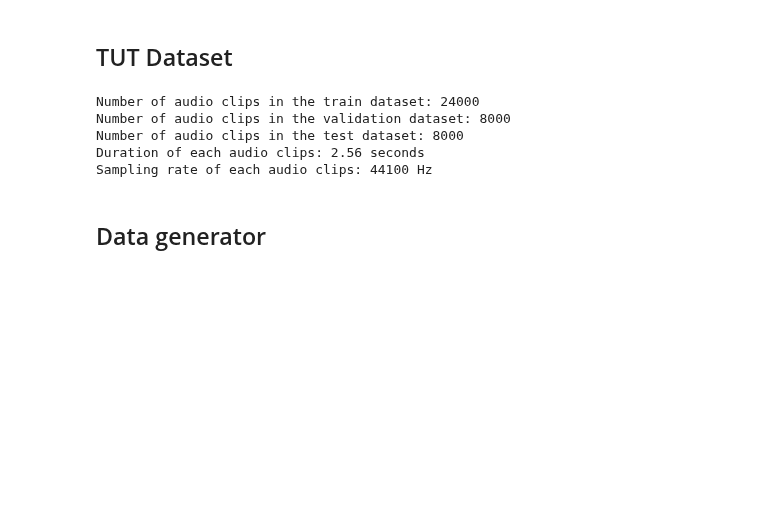
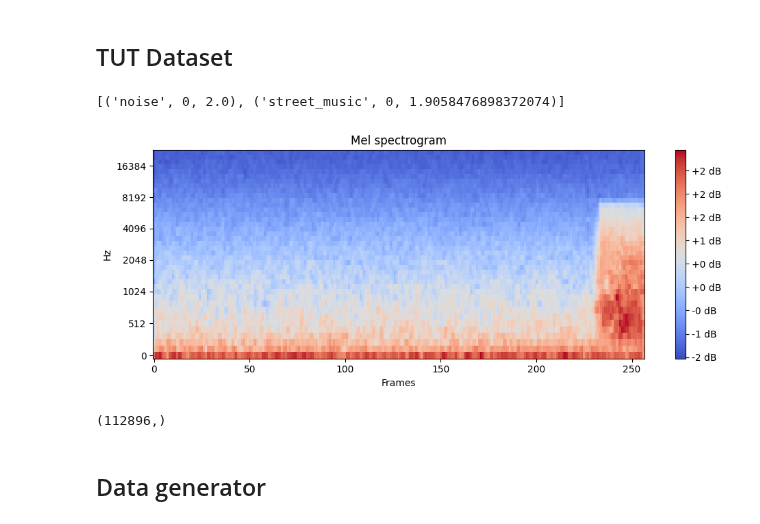
Before and after one commit to enstit/YOHO24, a Jupyter notebook: notebooks/02_urbansed.ipynb, the cells around one changed output. Cells and saved outputs as stored; diff of their text form; code cells hidden in the pictures; blank space fills up the shorter version.

```diff
--- a/notebooks/02_urbansed.ipynb
+++ b/notebooks/02_urbansed.ipynb
@@ -31,8 +31,8 @@ from yoho.utils import AudioFile
 def plot_melspectrogram(
     audio: AudioFile,
     n_mels: int = 40,
-    win_len: float = 1.00,
-    hop_len: float = 1.00,
+    win_len: float = 0.04,
+    hop_len: float = 0.01,
 ):
     """
     Plots the Mel spectrogram.
@@ -55,10 +55,6 @@ def plot_melspectrogram(
 # %%
 from yoho.utils import AudioFile, UrbanSEDDataset
 # %%
-N_MELS = 40
-HOP_MS = 10
-WIN_MS = 40
-
 urbansed_train = UrbanSEDDataset(
     audios=[
         audioclip
@@ -68,7 +64,7 @@ urbansed_train = UrbanSEDDataset(
                 "./data/raw/URBAN-SED/train.csv"
             ).iterrows()
         )
-        for audioclip in audio.subdivide(win_len=2.56, hop_len=1.96)
+        for audioclip in audio.subdivide(win_len=2.56, hop_len=1.00)
     ]
 )
 
@@ -81,7 +77,7 @@ urbansed_val = UrbanSEDDataset(
                 "./data/raw/URBAN-SED/validate.csv"
             ).iterrows()
         )
-        for audioclip in audio.subdivide(win_len=2.56, hop_len=1.96)
+        for audioclip in audio.subdivide(win_len=2.56, hop_len=1.00)
     ]
 )
 
@@ -94,7 +90,7 @@ urbansed_test = UrbanSEDDataset(
                 "./data/raw/URBAN-SED/test.csv"
             ).iterrows()
         )
-        for audioclip in audio.subdivide(win_len=2.56, hop_len=1.96)
+        for audioclip in audio.subdivide(win_len=2.56, hop_len=1.00)
     ]
 )
 
@@ -103,9 +99,30 @@ print(f"Number of audio clips in the validation dataset: {len(urbansed_val)}")
 print(f"Number of audio clips in the test dataset: {len(urbansed_test)}")
 print(f"Duration of each audio clips: {urbansed_train.audios[0].duration} seconds")
 print(f"Sampling rate of each audio clips: {urbansed_train.audios[0].sr} Hz")
-# %% [output]
-Number of audio clips in the train dataset: 24000
-Number of audio clips in the validation dataset: 8000
-Number of audio clips in the test dataset: 8000
-Duration of each audio clips: 2.56 seconds
-Sampling rate of each audio clips: 44100 Hz
+# %%
+audios = [
+    AudioFile(filepath=file.filepath, labels=eval(file.events))
+    for _, file in pd.read_csv("./data/raw/URBAN-SED/train.csv").iterrows()
+]
+# %%
+from yoho.utils import AudioFile, UrbanSEDDataset
+
+audioclips = [
+    audioclip
+    for audio in audios
+    for audioclip in audio.subdivide(win_len=2.56, hop_len=1.00)
+]
+# %%
+audioclips[8].labels
+# %% [output]
+[('noise', 0, 2.0), ('street_music', 0, 1.9058476898372074)]
+# %%
+plot_melspectrogram(
+    audio=audioclips[0],
+)
+# %% [output]
+[figure, added]
+# %%
+audioclips[0].waveform.shape
+# %% [output]
+(112896,)
```
Also changed, not shown: parts of 6 cells of this notebook, 1 other file.
